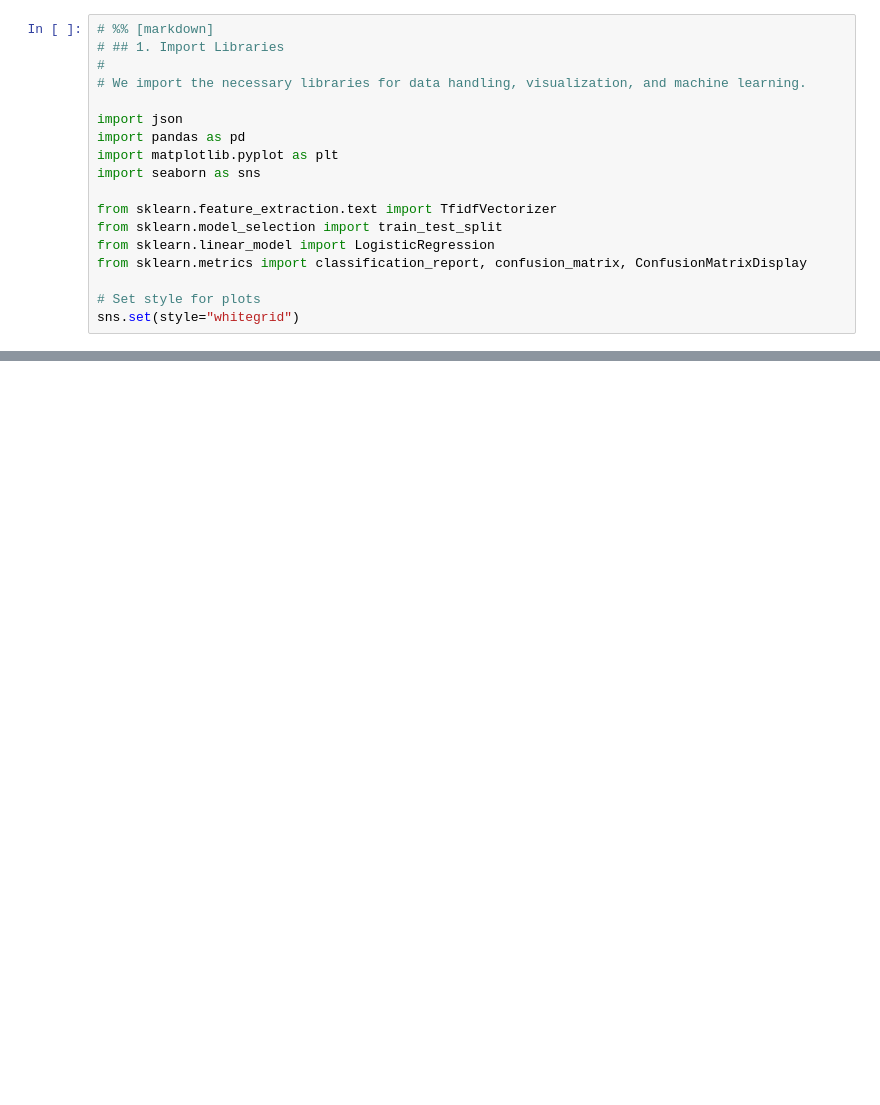
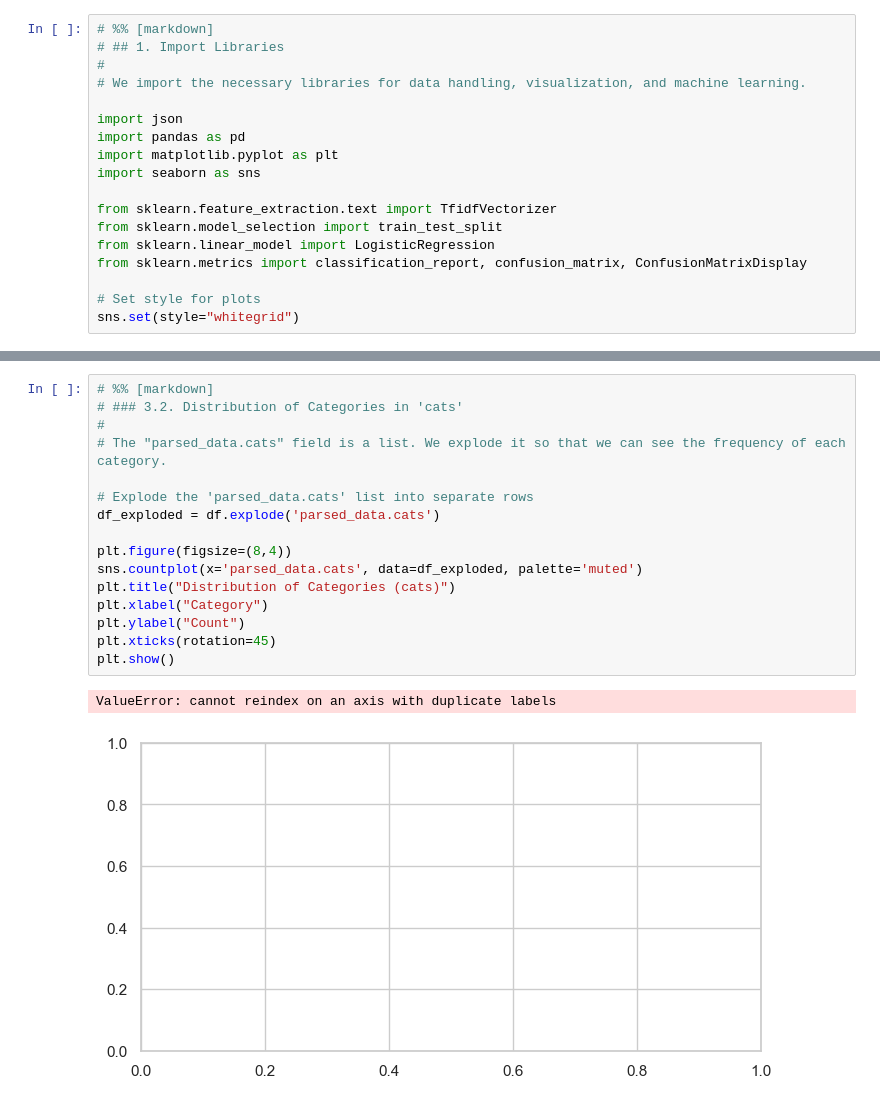
Before and after one commit to shrijayan/monk_modernbert, a Jupyter notebook: data_analysis.ipynb, the cells around one changed output, grey strips where cells are left out. Cells and saved outputs as stored; diff of their text form; blank space fills up the shorter version.

```diff
--- a/data_analysis.ipynb
+++ b/data_analysis.ipynb
@@ -36,0 +83,19 @@ NameError: name 'json' is not defined
+# %%
+# %% [markdown]
+# ### 3.2. Distribution of Categories in 'cats'
+#
+# The "parsed_data.cats" field is a list. We explode it so that we can see the frequency of each category.
+
+# Explode the 'parsed_data.cats' list into separate rows
+df_exploded = df.explode('parsed_data.cats')
+
+plt.figure(figsize=(8,4))
+sns.countplot(x='parsed_data.cats', data=df_exploded, palette='muted')
+plt.title("Distribution of Categories (cats)")
+plt.xlabel("Category")
+plt.ylabel("Count")
+plt.xticks(rotation=45)
+plt.show()
+# %% [output]
+ValueError: cannot reindex on an axis with duplicate labels
+[figure, added]
```
Also changed, not shown: parts of 8 cells of this notebook.
